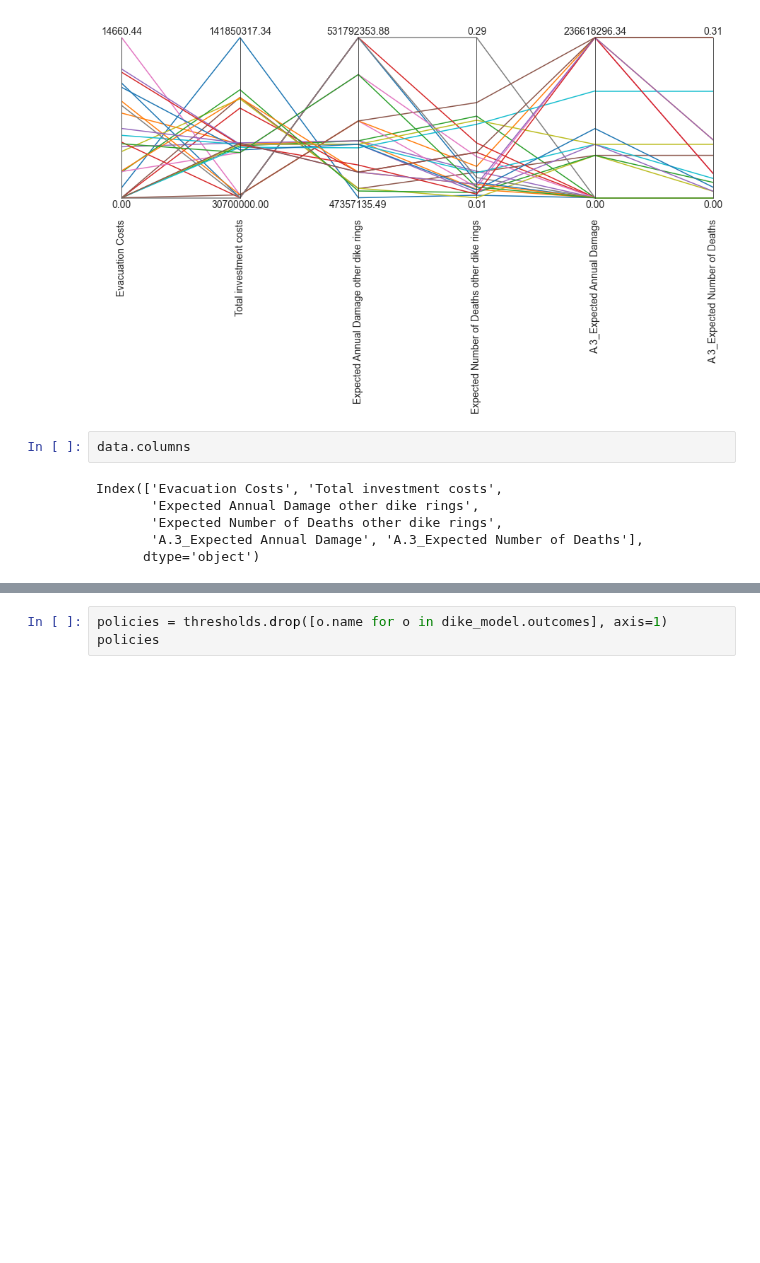
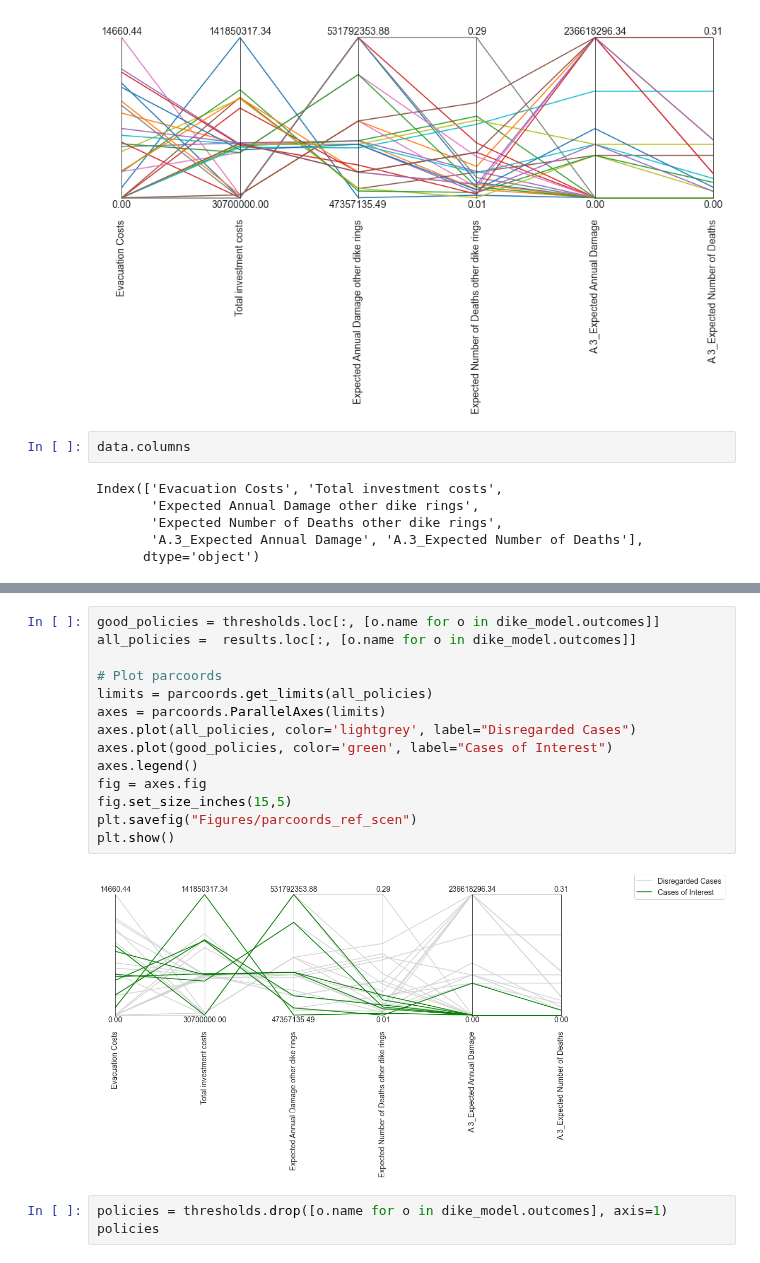
Before and after one commit to tamarvooijs/MBDM, a Jupyter notebook: final assignment/mordm laszlo.ipynb, the cells around one changed output, grey strips where cells are left out. Saved outputs shown, nothing was run; the diff lists cells and outputs as text; blank space fills up the shorter version.

```diff
--- a/final assignment/mordm laszlo.ipynb
+++ b/final assignment/mordm laszlo.ipynb
@@ -168,6 +168,22 @@ thresholds.loc[:, [o.name for o in dike_model.outcomes]]
 | 17 | 8441.760806 | 3.070000e+07 | 5.317924e+08 | 0.043774 | ... |
 | 21 | 2468.341708 | 1.001322e+08 | 1.248106e+08 | 0.031861 | ... |
 | 22 | 4942.538887 | 6.205801e+07 | 4.199570e+08 | 0.026909 | ... |
+# %%
+good_policies = thresholds.loc[:, [o.name for o in dike_model.outcomes]]
+all_policies =  results.loc[:, [o.name for o in dike_model.outcomes]]
+
+# Plot parcoords
+limits = parcoords.get_limits(all_policies)
+axes = parcoords.ParallelAxes(limits)
+axes.plot(all_policies, color='lightgrey', label="Disregarded Cases")
+axes.plot(good_policies, color='green', label="Cases of Interest")
+axes.legend()
+fig = axes.fig
+fig.set_size_inches(15,5)
+plt.savefig("Figures/parcoords_ref_scen")
+plt.show()
+# %% [output]
+[figure, added]
 # %%
 policies = thresholds.drop([o.name for o in dike_model.outcomes], axis=1)
 policies
```
Also changed, not shown: parts of 5 cells of this notebook, 4 other files.
